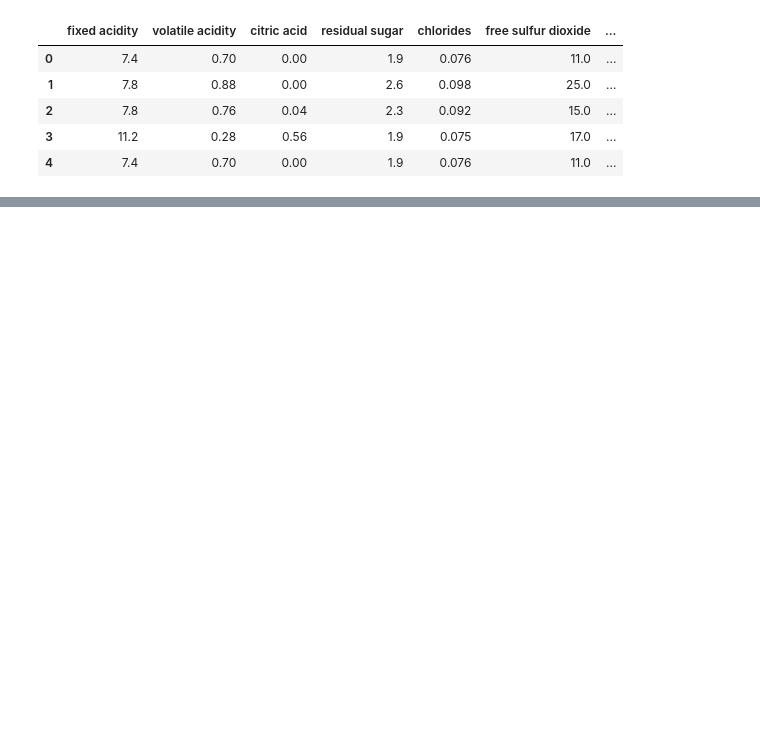
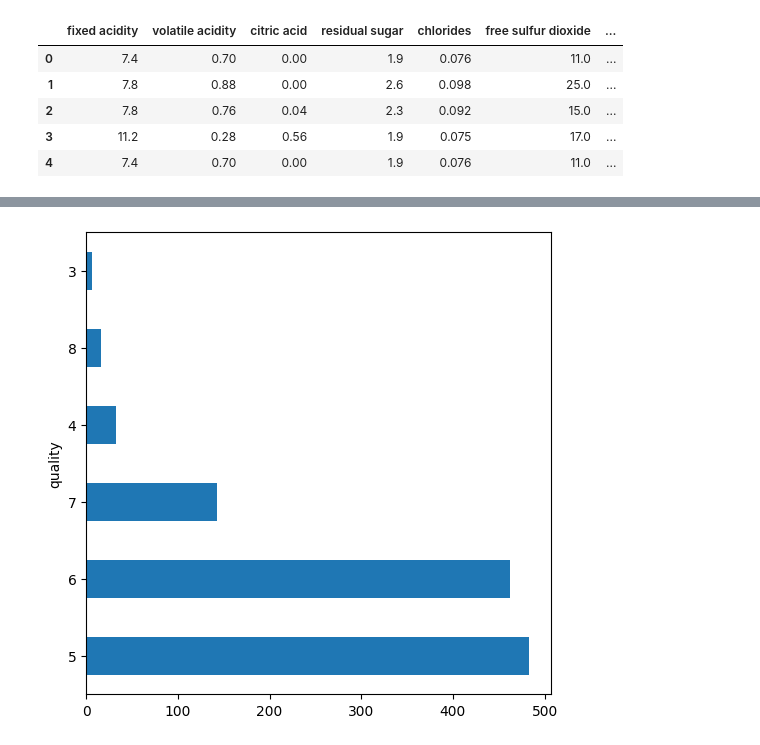
Before and after one commit to mdmohsin212/interview-prep, a Jupyter notebook: ML/Ensemble/Advance/Ensemble_project.ipynb, the cells around one changed output, grey strips where cells are left out. Saved outputs shown, nothing was run; the diff lists cells and outputs as text; code cells hidden in the pictures; blank space fills up the shorter version.

```diff
--- a/ML/Ensemble/Advance/Ensemble_project.ipynb
+++ b/ML/Ensemble/Advance/Ensemble_project.ipynb
@@ -41,0 +77,6 @@ Name: count, dtype: int64
+# %%
+plt.figure(figsize=(6, 6))
+df['quality'].value_counts().plot(kind='barh')
+plt.show()
+# %% [output]
+[figure, added]
```
Also changed, not shown: parts of 5 cells of this notebook.
